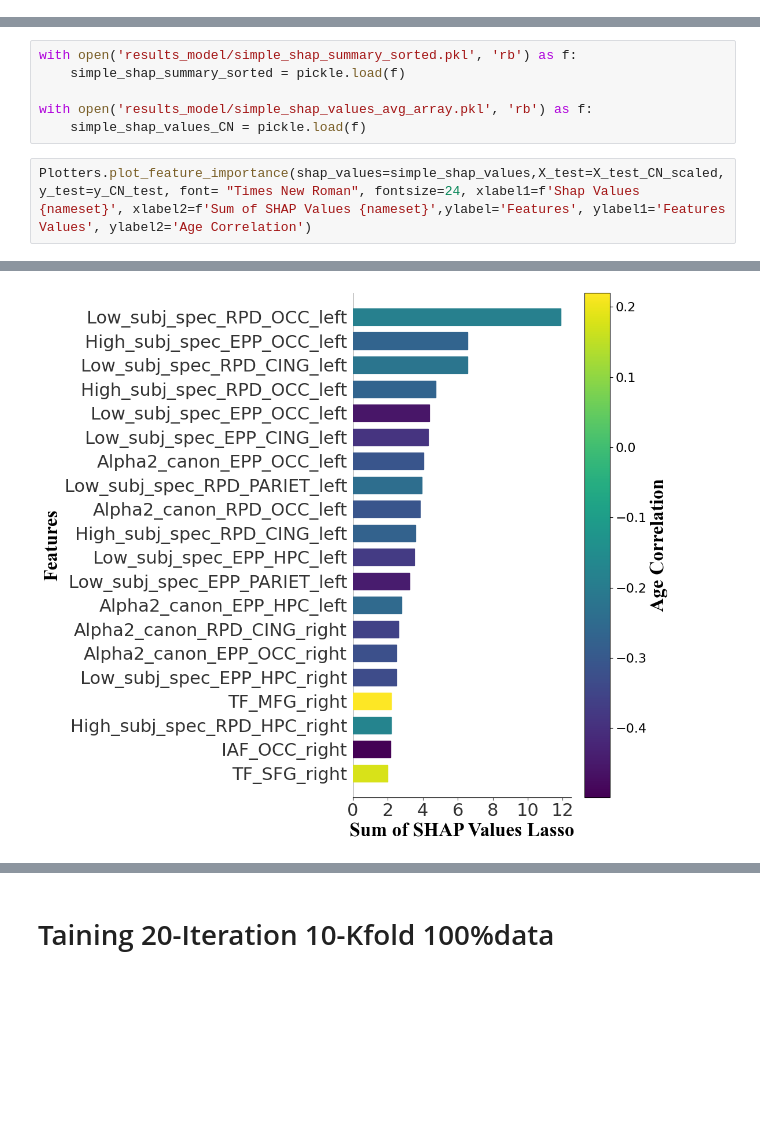
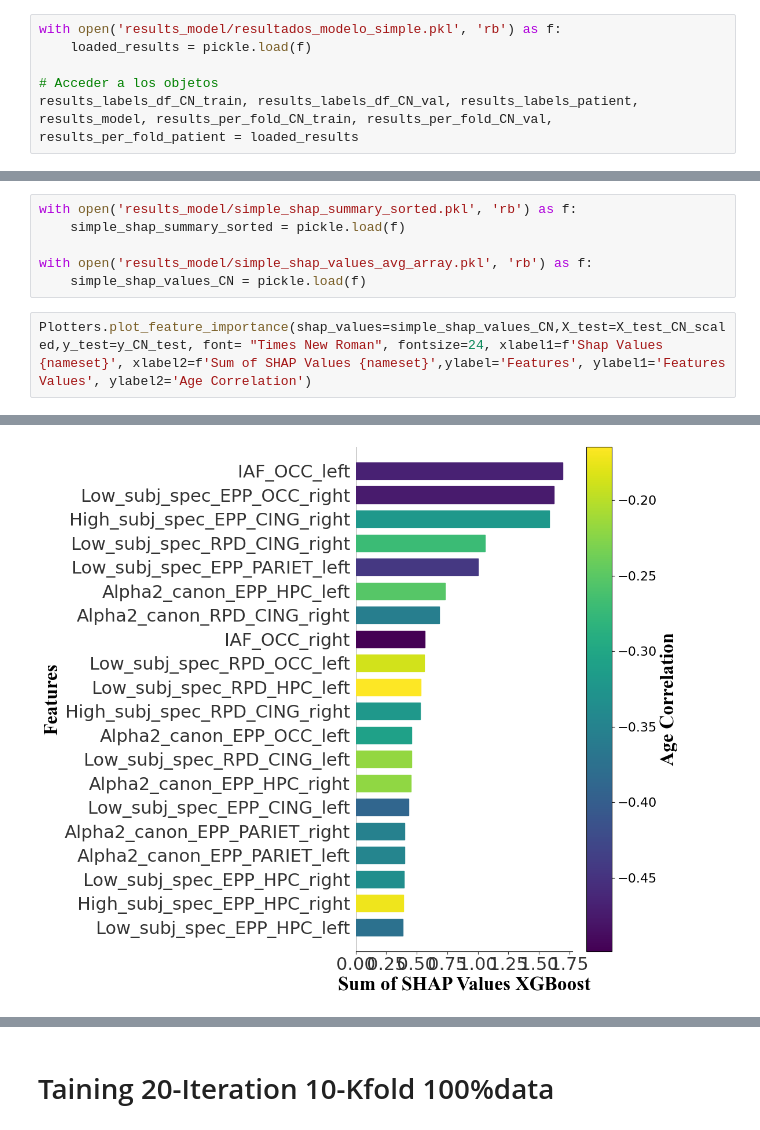
Before and after one commit to carrielfelipe/Brain_Age, a Jupyter notebook: XGBoost/XGBoost.ipynb, the cells around one changed output, grey strips where cells are left out. Drawn from its saved outputs; the diff is of its cells as text; blank space fills up the shorter version.

```diff
--- a/XGBoost/XGBoost.ipynb
+++ b/XGBoost/XGBoost.ipynb
@@ -184,6 +166,12 @@ df_train, df_test = train_test_split(df_concatenado_CN, test_size=0.2, random_st
 # %%
 results_labels_df_CN_train, results_labels_df_CN_val, results_labels_patient, results_model, results_per_fold_CN_train, results_per_fold_CN_val, results_per_fold_patient= model.trainer(df_CN=df_train, n_splits=10, n_iterations=1, params_=best_params_[0], scaler=Scaler, early_stopping_rounds=10
                                                                                                                                                                                          )
+# %%
+with open('results_model/resultados_modelo_simple.pkl', 'rb') as f:
+    loaded_results = pickle.load(f)
+
+# Acceder a los objetos
+results_labels_df_CN_train, results_labels_df_CN_val, results_labels_patient, results_model, results_per_fold_CN_train, results_per_fold_CN_val, results_per_fold_patient = loaded_results
 # %% [markdown]
 # Test
 # %%
@@ -438,5 +408,5 @@ with open('results_model/simple_shap_summary_sorted.pkl', 'rb') as f:
 with open('results_model/simple_shap_values_avg_array.pkl', 'rb') as f:
     simple_shap_values_CN = pickle.load(f)
 # %%
-Plotters.plot_feature_importance(shap_values=simple_shap_values,X_test=X_test_CN_scaled,y_test=y_CN_test, font= "Times New Roman", fontsize=24, xlabel1=f'Shap Values {nameset}', xlabel2=f'Sum of SHAP Values {nameset}',ylabel='Features', ylabel1='Features Values', ylabel2='Age Correlation')
+Plotters.plot_feature_importance(shap_values=simple_shap_values_CN,X_test=X_test_CN_scaled,y_test=y_CN_test, font= "Times New Roman", fontsize=24, xlabel1=f'Shap Values {nameset}', xlabel2=f'Sum of SHAP Values {nameset}',ylabel='Features', ylabel1='Features Values', ylabel2='Age Correlation')
 # %% [output]
@@ -445,4 +415,4 @@ Plotters.plot_feature_importance(shap_values=simple_shap_values,X_test=X_test_CN
-[figure, old version]
+[figure, new version]
 # %%
 shap_por_region_sorted, resultado_normalizado_sorted=model.shap_region(shap_summary_sorted=simple_shap_summary_sorted, num_max=20)
 # %% [output]
```
Also changed, not shown: parts of 19 cells of this notebook, 36 other files.
